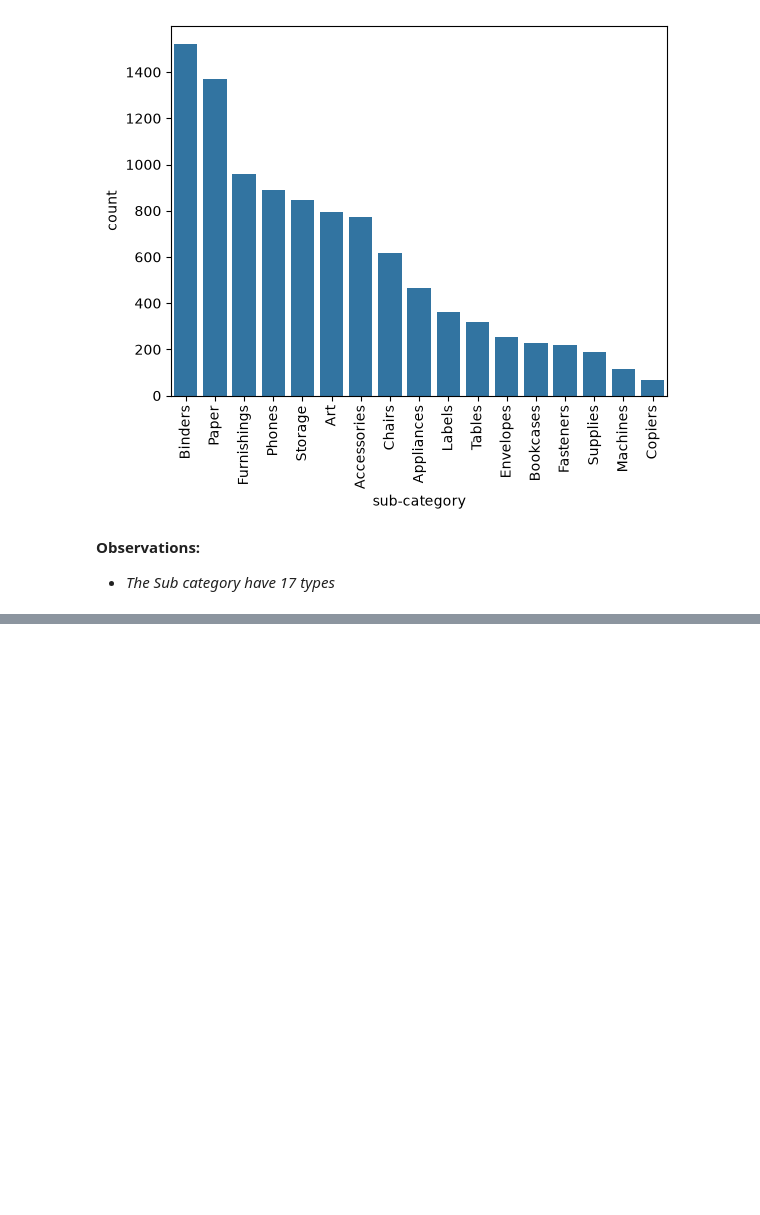
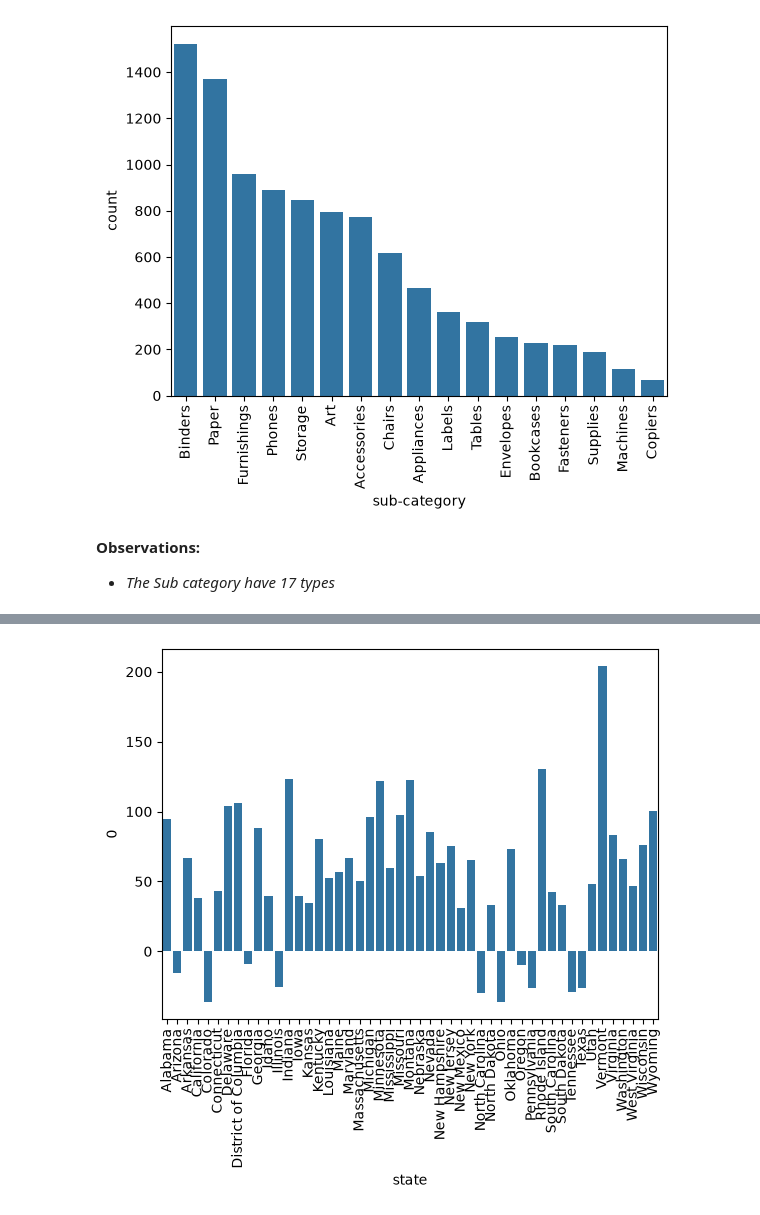
Before and after one commit to OnkarGhadage/superstore-sales-analysis, a Jupyter notebook: notebooks/eda.ipynb, the cells around one changed output, grey strips where cells are left out. Saved outputs shown, nothing was run; the diff lists cells and outputs as text; code cells hidden in the pictures; blank space fills up the shorter version.

```diff
--- a/notebooks/eda.ipynb
+++ b/notebooks/eda.ipynb
@@ -428,0 +516,3 @@ plt.show()
+# %%
+info = df.groupby('state').agg(count=('state', 'count'), total_profit=('profit', 'sum'))
+info
@@ -428,0 +538,3 @@ plt.show()
+# %%
+average_profit_perOrder = (info['total_profit']/info['count']).reset_index()
+average_profit_perOrder
@@ -428,0 +559,6 @@ plt.show()
+# %%
+sns.barplot(data=average_profit_perOrder, x='state', y=0)
+plt.xticks(rotation=90)
+plt.show()
+# %% [output]
+[figure, added]
```
Also changed, not shown: parts of 58 cells of this notebook.
